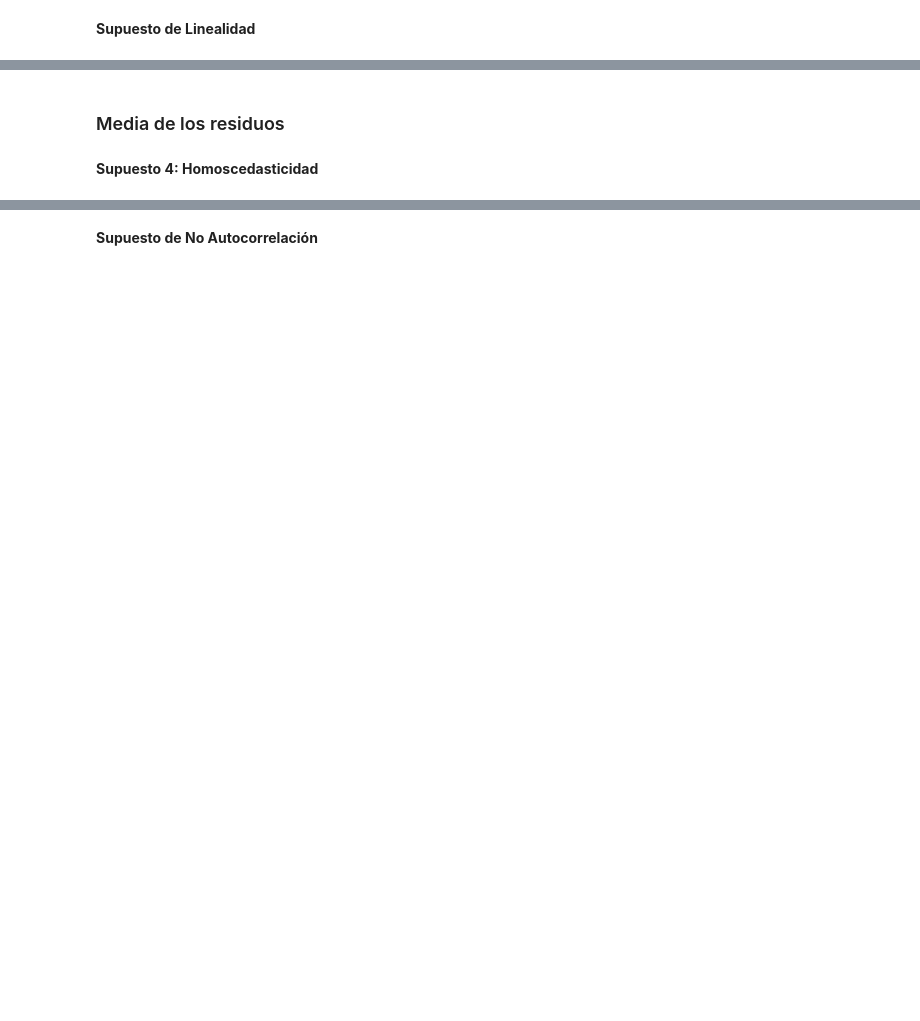
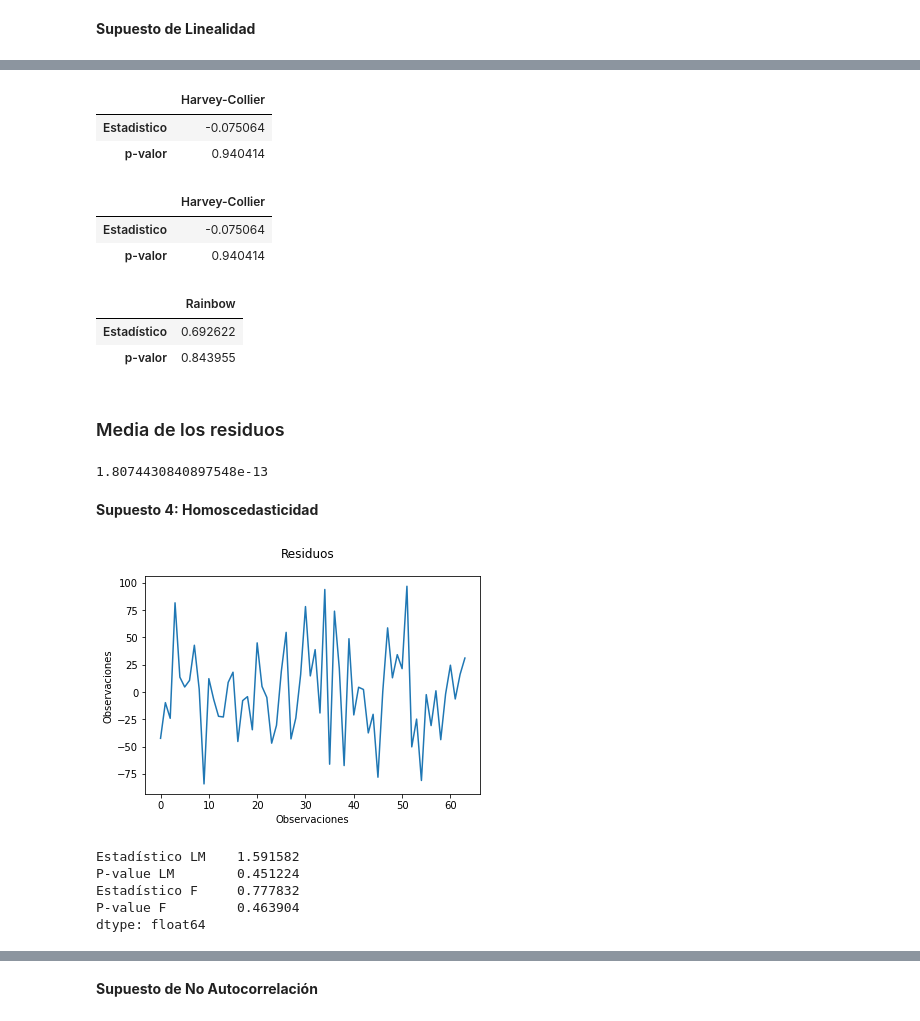
Before and after one commit to JuanAcevedoEcon/Econometria-basica-con-Python, a Jupyter notebook: Scripts/(4) Supuestos Error MCO.ipynb, the cells around one changed output, grey strips where cells are left out. Saved outputs shown, nothing was run; the diff lists cells and outputs as text; code cells hidden in the pictures; blank space fills up the shorter version.

```diff
--- a/Scripts/(4) Supuestos Error MCO.ipynb
+++ b/Scripts/(4) Supuestos Error MCO.ipynb
@@ -46,3 +73,13 @@ pd.Series(_________, index =_____________)
 # %%
-pd.DataFrame(pd.Series(____________, index = ___________), columns = ["Harvey-Collier"])
+pd.DataFrame(pd.Series(ResultadosTest, index =Nombres), columns = ["Harvey-Collier"])
+# %% [output]
+|  | Harvey-Collier |
+| Estadistico | -0.075064 |
+| p-valor | 0.940414 |
+# %%
+pd.DataFrame({"Harvey-Collier":ResultadosTest}, index = Nombres)
+# %% [output]
+|  | Harvey-Collier |
+| Estadistico | -0.075064 |
+| p-valor | 0.940414 |
 # %%
@@ -50,6 +87,10 @@ ResultadosRainbow= sms.___________(____________)
 # %%
 Nombres2 = ["Estadístico","p-valor"]
 # %%
-pd.DataFrame({"Rainbow":_______________}, index = __________) # Ho = linealidad
+pd.DataFrame({"Rainbow":ResultadosRainbow}, index = Nombres2) # Ho = linealidad
+# %% [output]
+|  | Rainbow |
+| Estadístico | 0.692622 |
+| p-valor | 0.843955 |
 # %% [markdown]
 ### Media de los residuos
@@ -58,17 +97,29 @@ np.__________
+# %%
+np.mean(Residuos)
+# %% [output]
+1.8074430840897548e-13
 # %% [markdown]
 **Supuesto 4: Homoscedasticidad**
 # %%
 fig, ax = plt.subplots()
 fig.suptitle("Residuos")
-ax.plot(__________)
+ax.plot(Residuos)
 ax.set_xlabel("Observaciones")
 ax.set_ylabel("Observaciones")
 plt.show()
+# %% [output]
+[figure, added]
 # %%
-Explicativas = Resultados1.___________
-Test = sms._______________(_______, __________)
+Explicativas = Resultados1.model.exog
+Test = sms.het_breuschpagan(Residuos,Explicativas)
 NombresTest = ["Estadístico LM", "P-value LM", "Estadístico F", "P-value F"]
 pd.Series(Test, index = NombresTest)
 
 # Ho = homoscedasticidad
+# %% [output]
+Estadístico LM    1.591582
+P-value LM        0.451224
+Estadístico F     0.777832
+P-value F         0.463904
+dtype: float64
 # %%
```
Also changed, not shown: parts of 17 cells of this notebook, 2 other files.
